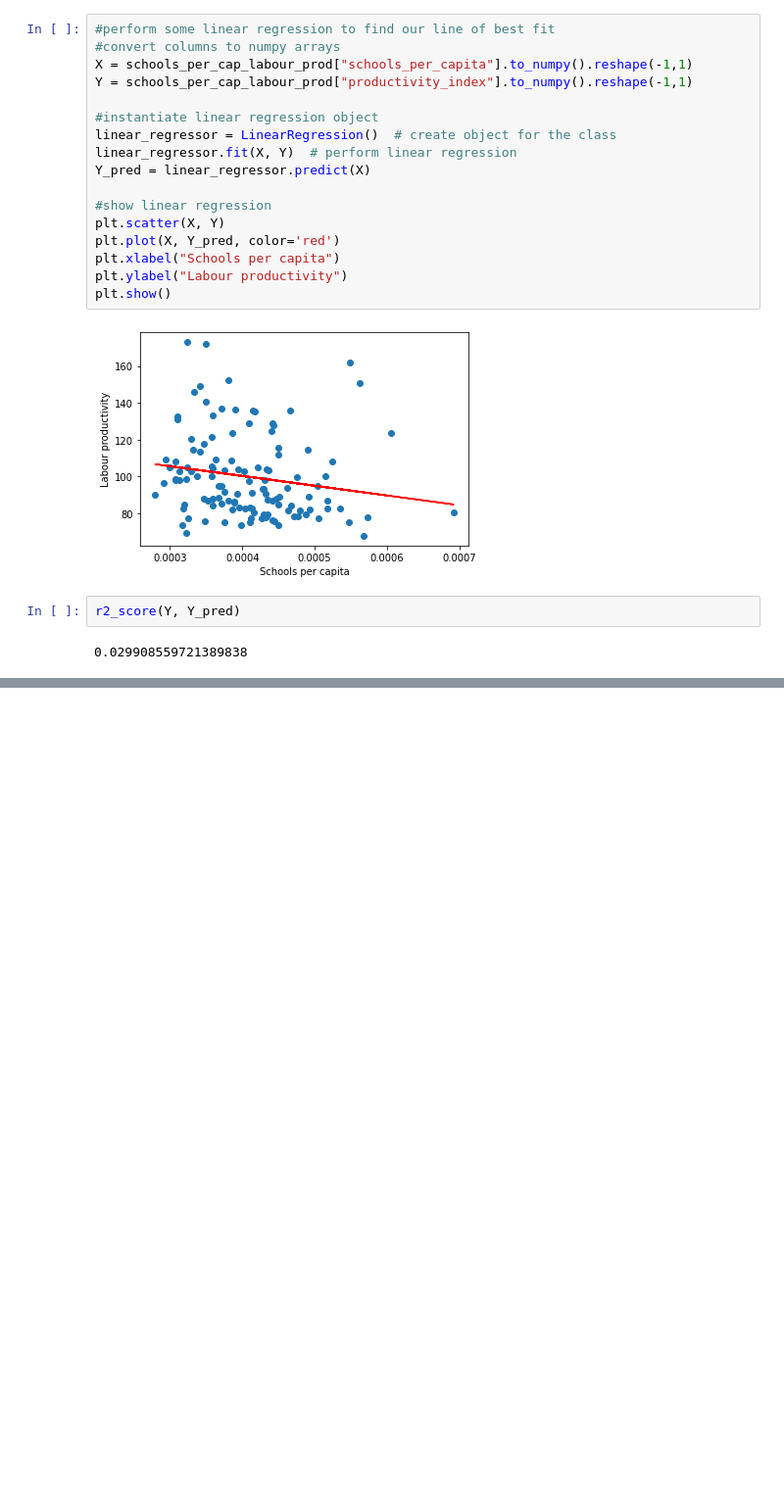
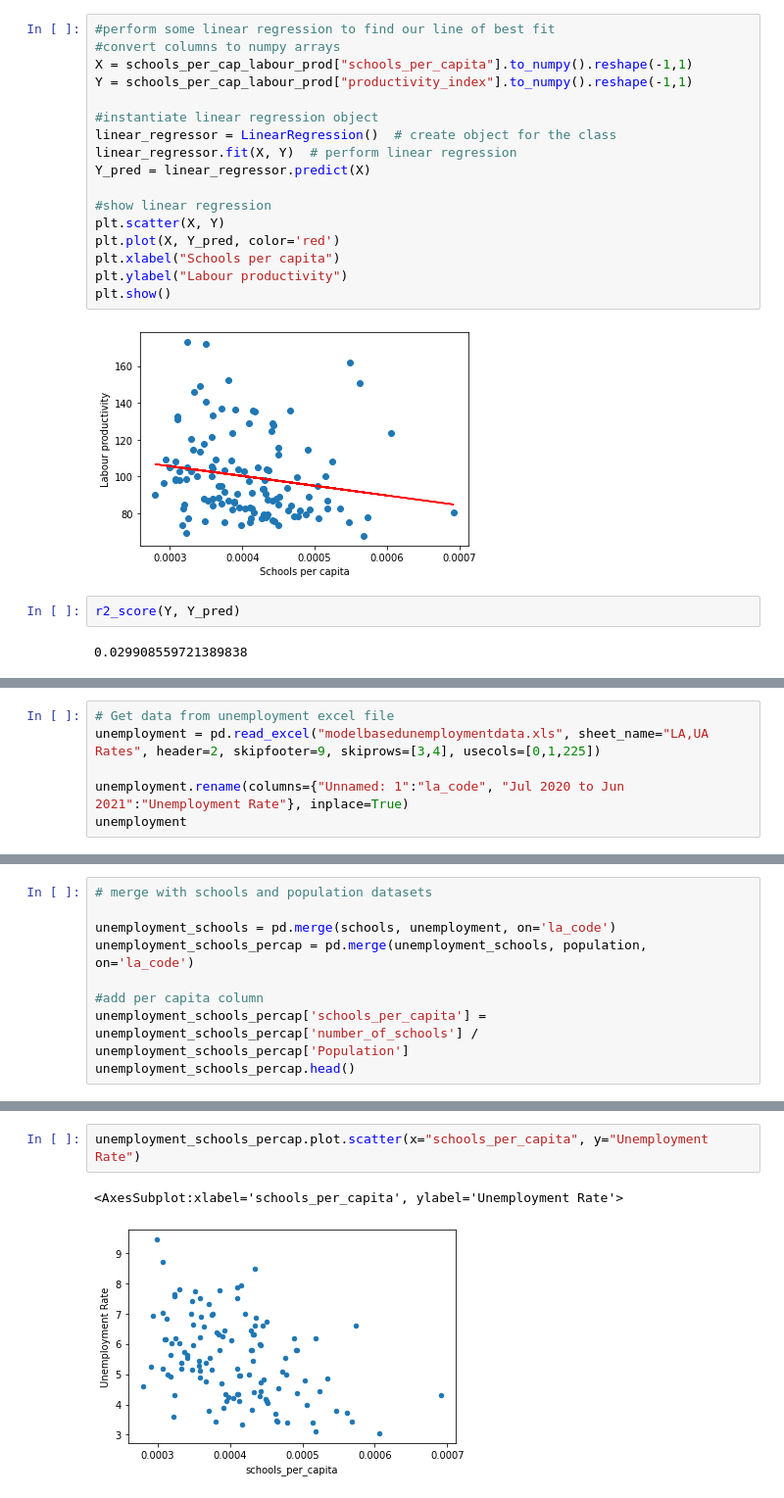
Before and after one commit to jordan-barrett-jm/uk-schools-analysis, a Jupyter notebook: UK Schools Analysis.ipynb, the cells around one changed output, grey strips where cells are left out. Shown: that part at 98% size. Saved outputs shown, nothing was run; the diff lists cells and outputs as text; blank space fills up the shorter version.

Commit message:
Added unemployment rate

```diff
--- a/UK Schools Analysis.ipynb
+++ b/UK Schools Analysis.ipynb
@@ -190,0 +193,6 @@ r2_score(Y, Y_pred)
+# %%
+# Get data from unemployment excel file
+unemployment = pd.read_excel("modelbasedunemploymentdata.xls", sheet_name="LA,UA Rates", header=2, skipfooter=9, skiprows=[3,4], usecols=[0,1,225])
+
+unemployment.rename(columns={"Unnamed: 1":"la_code", "Jul 2020 to Jun 2021":"Unemployment Rate"}, inplace=True)
+unemployment
@@ -190,0 +213,9 @@ r2_score(Y, Y_pred)
+# %%
+# merge with schools and population datasets
+
+unemployment_schools = pd.merge(schools, unemployment, on='la_code')
+unemployment_schools_percap = pd.merge(unemployment_schools, population, on='la_code')
+
+#add per capita column
+unemployment_schools_percap['schools_per_capita'] = unemployment_schools_percap['number_of_schools'] / unemployment_schools_percap['Population']
+unemployment_schools_percap.head()
@@ -190,0 +229,5 @@ r2_score(Y, Y_pred)
+# %%
+unemployment_schools_percap.plot.scatter(x="schools_per_capita", y="Unemployment Rate")
+# %% [output]
+<AxesSubplot:xlabel='schools_per_capita', ylabel='Unemployment Rate'>
+[figure, added]
```
Also changed, not shown: parts of 6 cells of this notebook.
